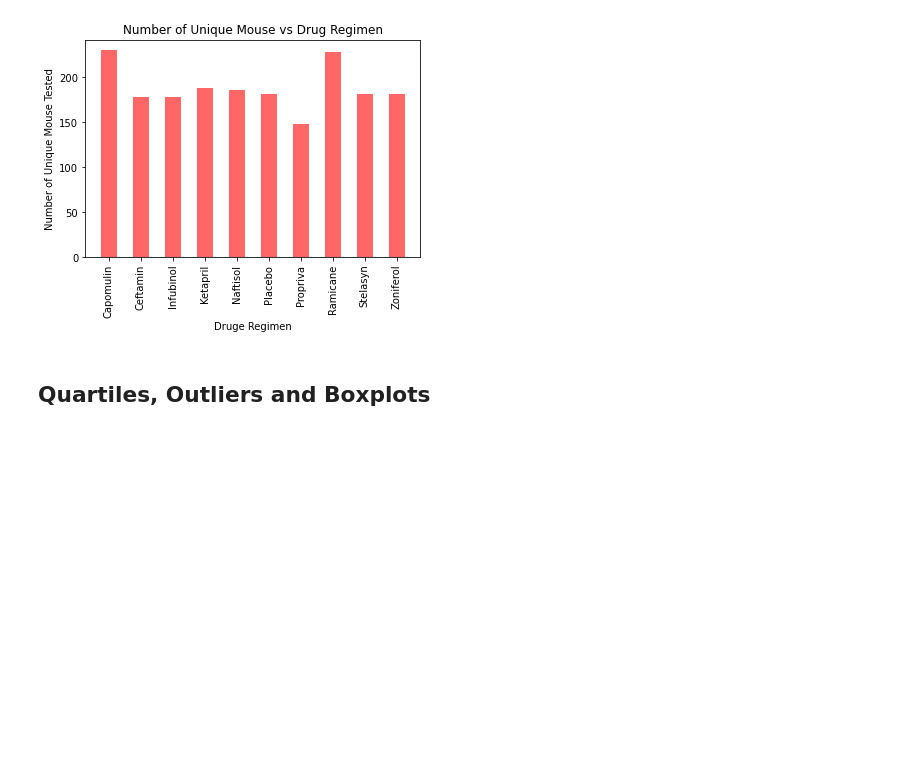
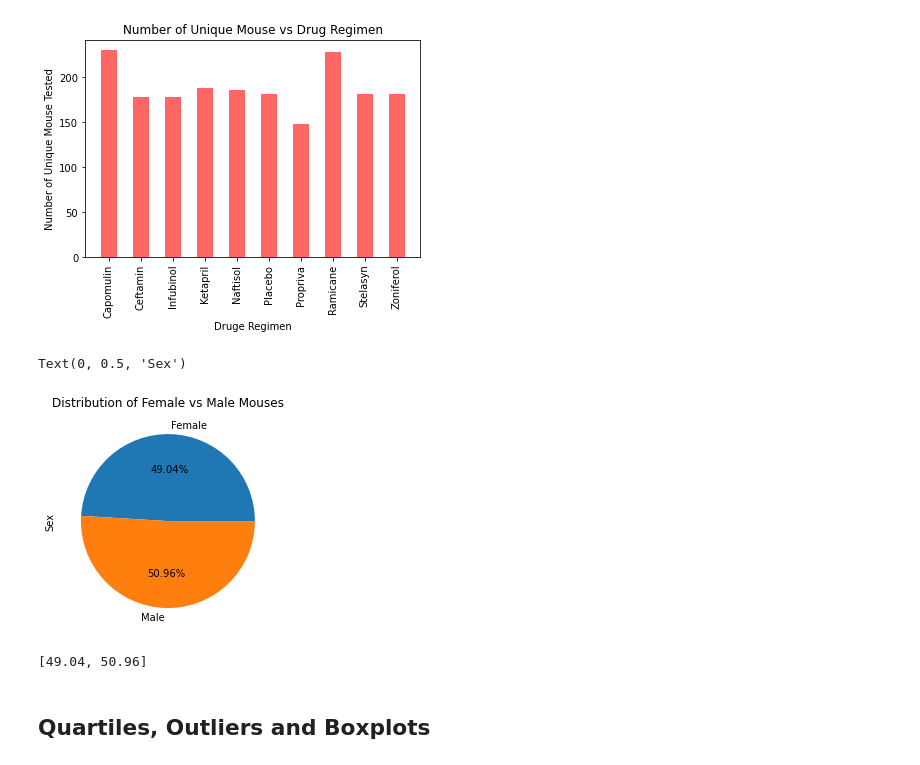
Before and after one commit to kk-deng/Pymaceuticals-Matplotlib, a Jupyter notebook: pymaceuticals_starter.ipynb, the cells around one changed output. Saved outputs shown, nothing was run; the diff lists cells and outputs as text; code cells hidden in the pictures; blank space fills up the shorter version.

```diff
--- a/pymaceuticals_starter.ipynb
+++ b/pymaceuticals_starter.ipynb
@@ -159,6 +187,20 @@ plt.show()
 [figure]
 # %%
 # Generate a pie plot showing the distribution of female versus male mice using pandas
+
+grouped_mouse_sex = cleaned_df.groupby("Sex")["Mouse ID"].count()
+mouse_pie = grouped_mouse_sex.plot(kind = "pie", autopct = "%1.2f%%")
+mouse_pie.set_title("Distribution of Female vs Male Mouses")
+mouse_pie.set_ylabel("Sex")
+# %% [output]
+Text(0, 0.5, 'Sex')
+[figure, added]
+# %%
+total = grouped_mouse_sex.Female + grouped_mouse_sex.Male
+percent_mouse = [round(i/total*100, 2) for i in grouped_mouse_sex]
+percent_mouse
+# %% [output]
+[49.04, 50.96]
 # %%
 # Generate a pie plot showing the distribution of female versus male mice using pyplot
 # %% [markdown]
```
Also changed, not shown: parts of 3 cells of this notebook.
